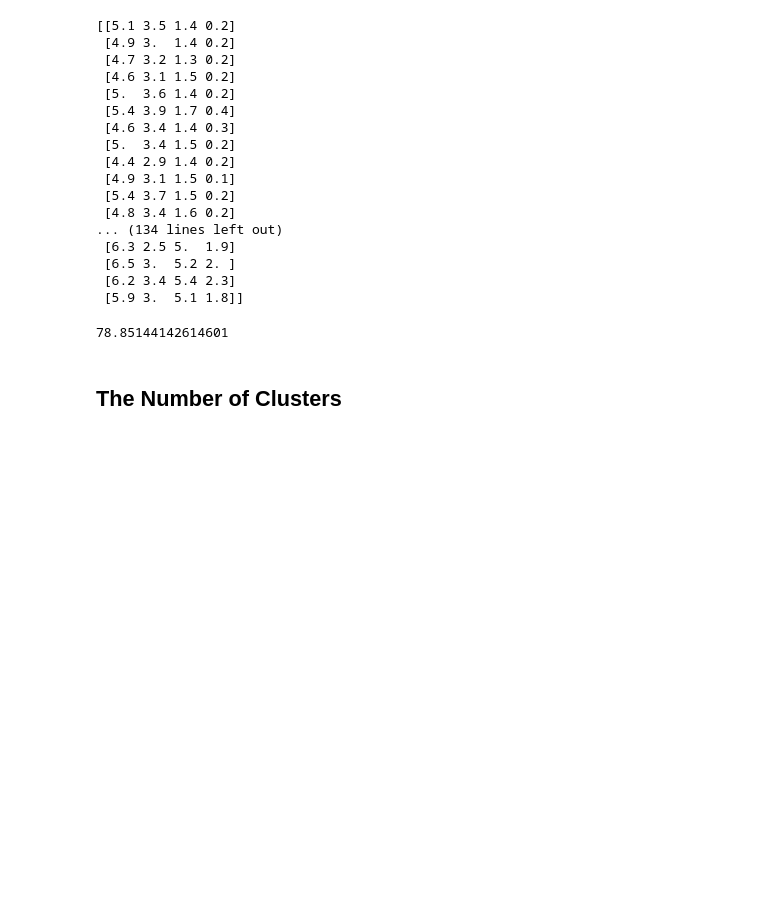
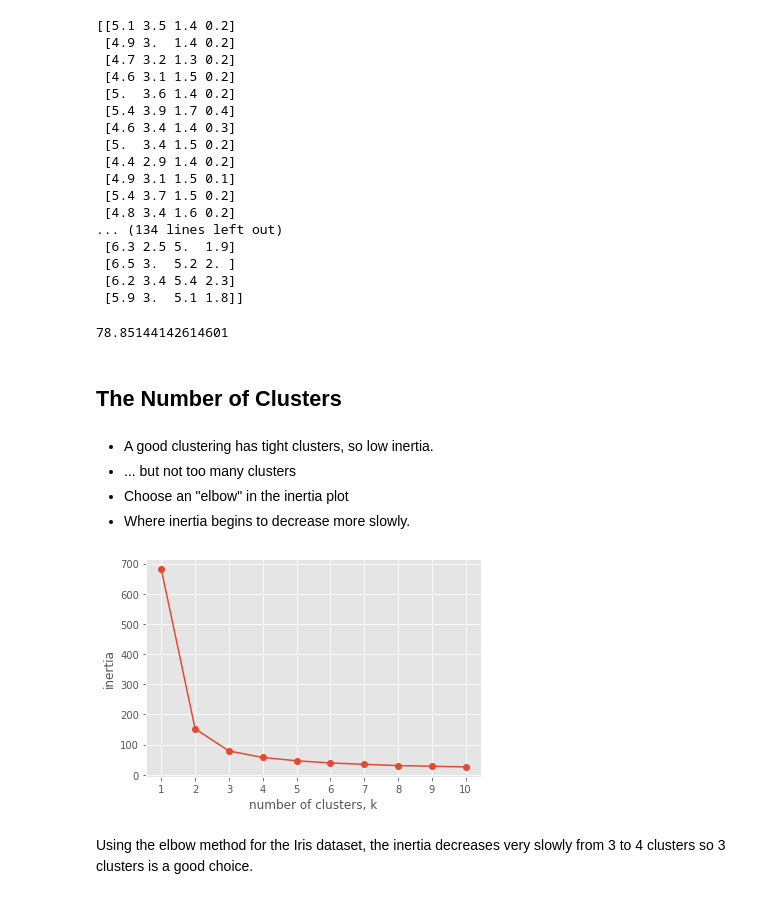
Before and after one commit to cailyn-craven/Unsupervised_learning_sklearn, a Jupyter notebook: Clustering/EDA_Iris.ipynb, the cells around one changed output. Cells and saved outputs as stored; diff of their text form; code cells hidden in the pictures; blank space fills up the shorter version.

```diff
--- a/Clustering/EDA_Iris.ipynb
+++ b/Clustering/EDA_Iris.ipynb
@@ -481,3 +500,32 @@ print(model.inertia_)
 78.85144142614601
 # %% [markdown]
 ## The Number of Clusters
+# %% [markdown]
+ + A good clustering has tight clusters, so low inertia.
+ + ... but not too many clusters
+ + Choose an "elbow" in the inertia plot
+ + Where inertia begins to decrease more slowly.
+# %%
+ks = range(1, 11)
+inertias = []
+
+for k in ks:
+    # Create a KMeans instance with k clusters: model
+    model = KMeans(n_clusters=k)
+
+    # Fit model to samples
+    model.fit(samples)
+
+    # Append the inertia to the list of inertias
+    inertias.append(model.inertia_)
+
+# Plot ks vs inertias
+plt.plot(ks, inertias, '-o')
+plt.xlabel('number of clusters, k')
+plt.ylabel('inertia')
+plt.xticks(ks)
+plt.show()
+# %% [output]
+[figure, added]
+# %% [markdown]
+Using the elbow method for the Iris dataset, the inertia decreases very slowly from 3 to 4 clusters so 3 clusters is a good choice.
```
Also changed, not shown: parts of 10 cells of this notebook.
